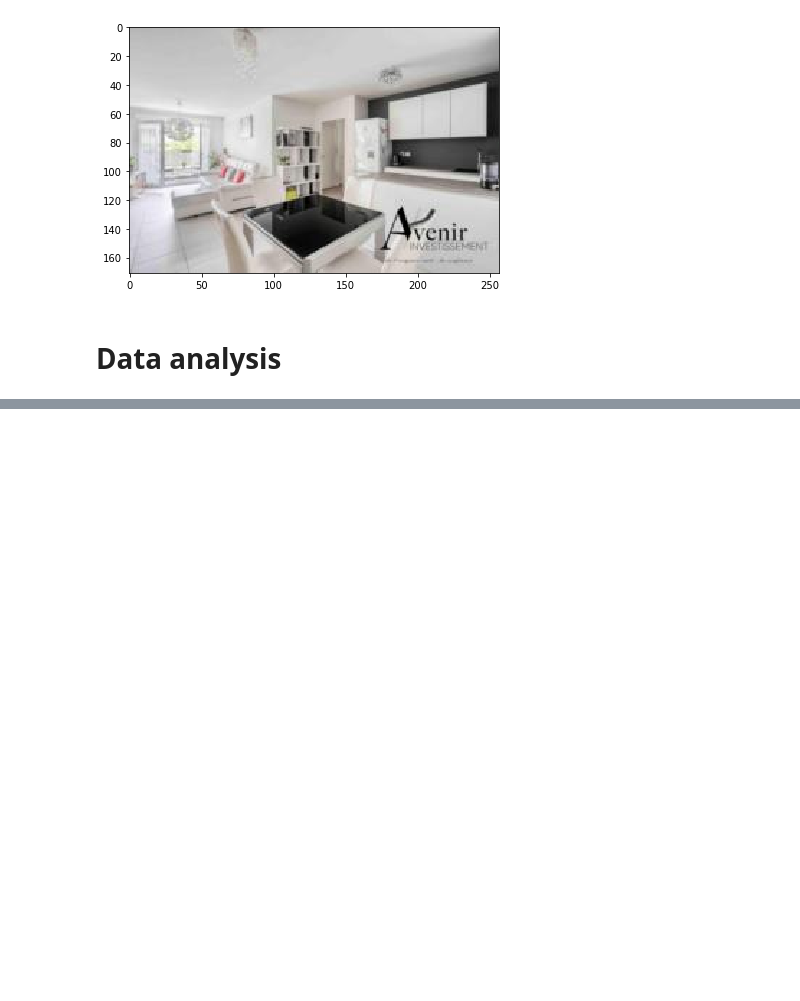
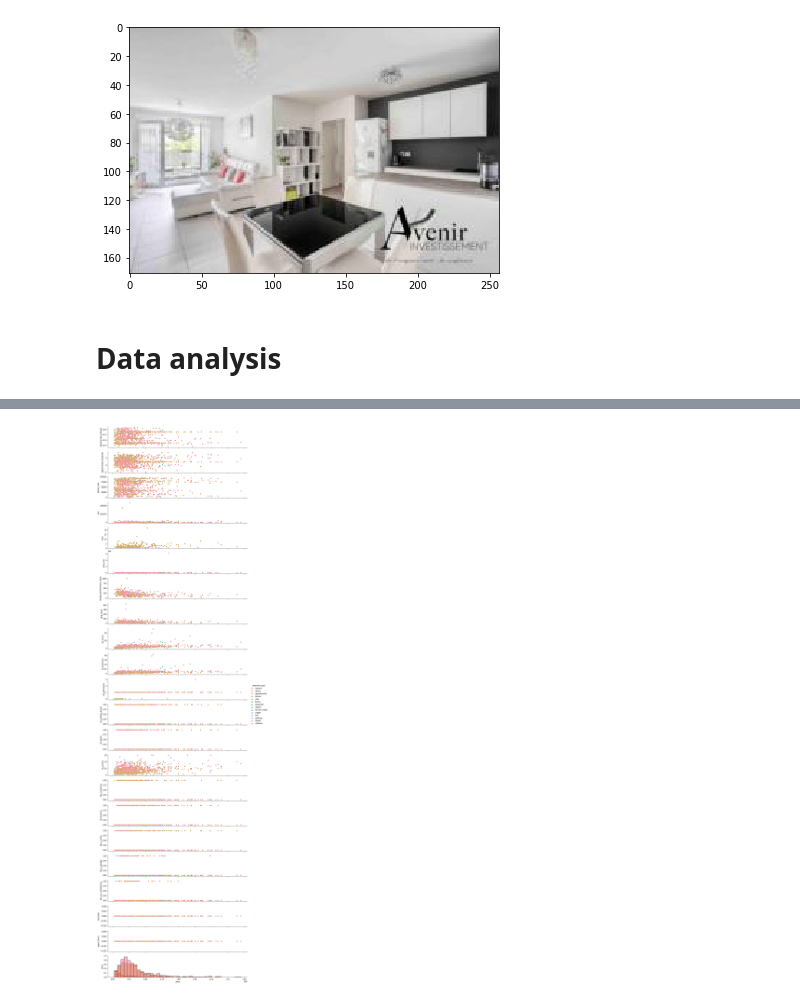
Before and after one commit to Simon-Bertrand/RealEstatePricing, a Jupyter notebook: data_loader_example.ipynb, the cells around one changed output, grey strips where cells are left out. Saved outputs shown, nothing was run; the diff lists cells and outputs as text; code cells hidden in the pictures; blank space fills up the shorter version.

```diff
--- a/data_loader_example.ipynb
+++ b/data_loader_example.ipynb
@@ -182,0 +204,12 @@ approximate_latitude:
+# %%
+
+
+def subPairPlot(df, subpopulate, hue):
+    df_sampled = df.sample(n=1000)
+    sns.pairplot(df_sampled , x_vars="price", hue=hue, height=2, aspect=6, diag_kind="hist")
+    plt.savefig(f"analysis/images/subPairPlot_by_{subpopulate}_on_{hue}.jpg")
+
+
+subPairPlot(df, "price", "property_type")
+# %% [output]
+[figure, added]
```
Also changed, not shown: parts of 6 cells of this notebook, 3 other files.
